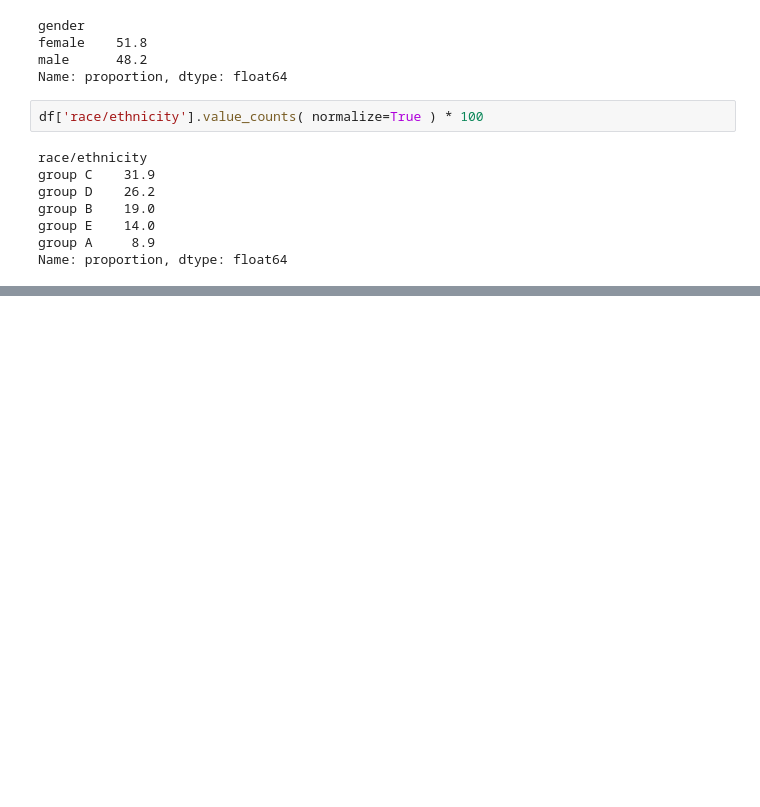
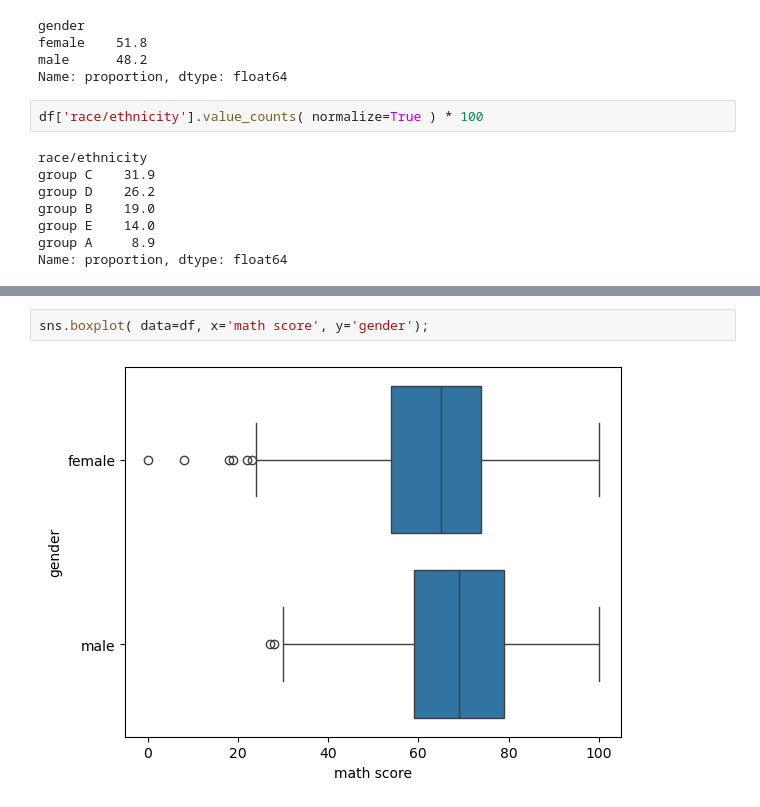
Before and after one commit to leandroclv/python_analise_dados_udemy, a Jupyter notebook: projetos/projeto_02/estudantes.ipynb, the cells around one changed output, grey strips where cells are left out. Cells and saved outputs as stored; diff of their text form; blank space fills up the shorter version.

```diff
--- a/projetos/projeto_02/estudantes.ipynb
+++ b/projetos/projeto_02/estudantes.ipynb
@@ -93,0 +112,4 @@ Name: proportion, dtype: float64
+# %%
+sns.boxplot( data=df, x='math score', y='gender');
+# %% [output]
+[figure, added]
```
Also changed, not shown: parts of 12 cells of this notebook, 2 other files.
